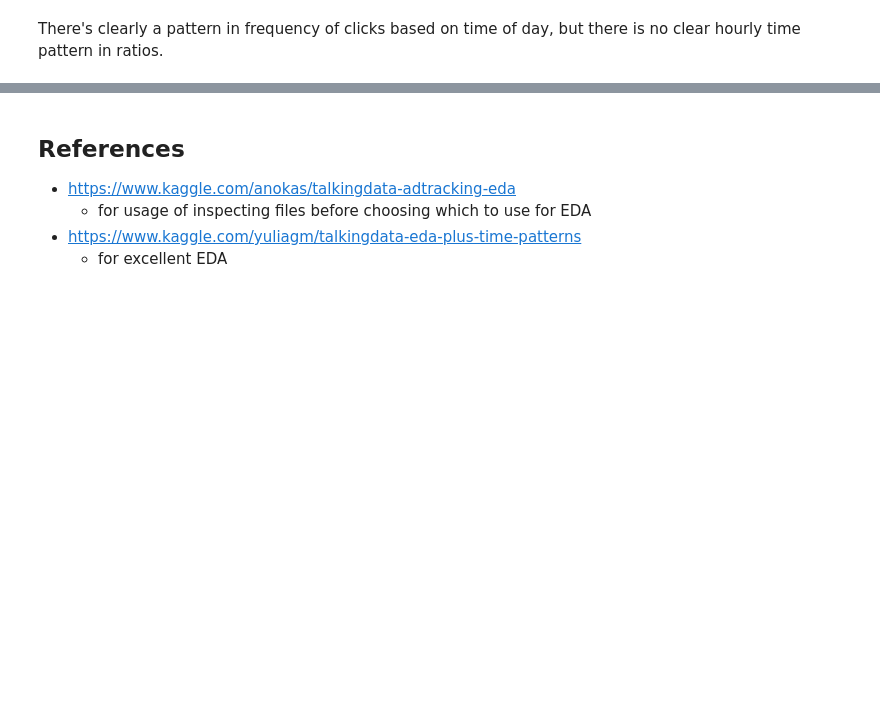
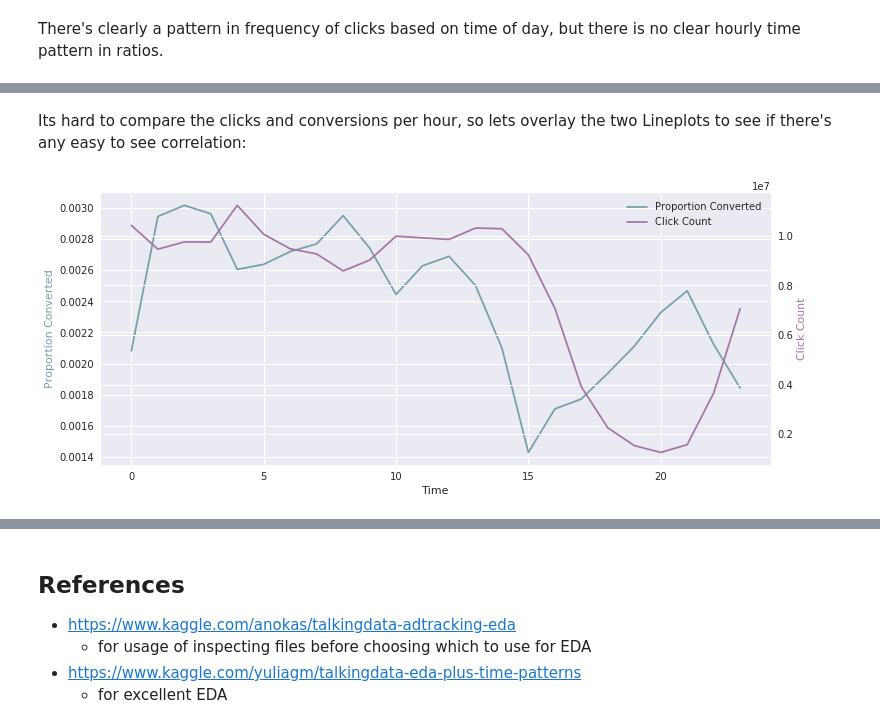
Before and after one commit to GregHilston/kaggle-talking-data-ad-tracking-fraud-detection-challenge, a Jupyter notebook: grehg.ipynb, the cells around one changed output, grey strips where cells are left out. Cells and saved outputs as stored; diff of their text form; code cells hidden in the pictures; blank space fills up the shorter version.

```diff
--- a/grehg.ipynb
+++ b/grehg.ipynb
@@ -422,0 +474,40 @@ There's clearly a pattern in frequency of clicks based on time of day, but there
+# %% [markdown]
+Its hard to compare the clicks and conversions per hour, so lets overlay the two Lineplots to see if there's any easy to see correlation:
+# %%
+#adapted from https://stackoverflow.com/questions/9103166/multiple-axis-in-matplotlib-with-different-scales
+#smonek's answer
+
+
+group = train[['click_hour','is_attributed']].groupby(['click_hour'], as_index=False).mean()
+x = group['click_hour']
+ymean = group['is_attributed']
+group = train[['click_hour','is_attributed']].groupby(['click_hour'], as_index=False).count()
+ycount = group['is_attributed']
+
+
+fig = plt.figure()
+host = fig.add_subplot(111)
+
+par1 = host.twinx()
+
+host.set_xlabel("Time")
+host.set_ylabel("Proportion Converted")
+par1.set_ylabel("Click Count")
+
+#color1 = plt.cm.viridis(0)
+#color2 = plt.cm.viridis(0.5)
+color1 = '#75a1a6'
+color2 = '#a675a1'
+
+p1, = host.plot(x, ymean, color=color1,label="Proportion Converted")
+p2, = par1.plot(x, ycount, color=color2, label="Click Count")
+
+lns = [p1, p2]
+host.legend(handles=lns, loc='best')
+
+host.yaxis.label.set_color(p1.get_color())
+par1.yaxis.label.set_color(p2.get_color())
+
+plt.savefig("pyplot_multiple_y-axis.png", bbox_inches='tight')
+# %% [output]
+[figure, added]
```
Also changed, not shown: parts of 15 cells of this notebook.
